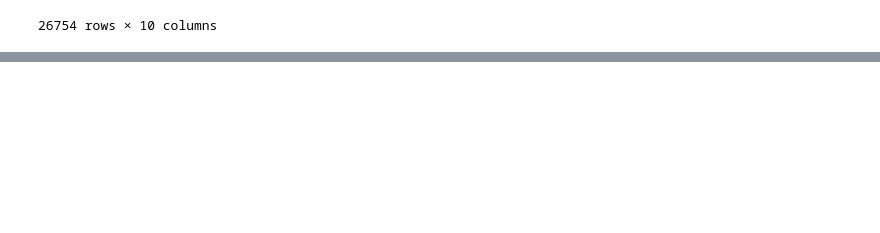
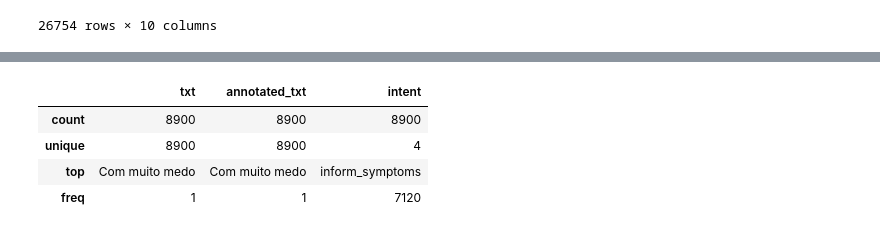
Before and after one commit to valmirosjunior/intent_classifier, a Jupyter notebook: notebooks/validation/clasify_sentences_manual.ipynb, the cells around one changed output, grey strips where cells are left out. Saved outputs shown, nothing was run; the diff lists cells and outputs as text; code cells hidden in the pictures; blank space fills up the shorter version.

```diff
--- a/notebooks/validation/clasify_sentences_manual.ipynb
+++ b/notebooks/validation/clasify_sentences_manual.ipynb
@@ -36,3 +58,10 @@ pd.read_csv(fm.filename_from_data_dir('output/patient/clean_sentences.csv'))
 | 26752 | Q9eztCPd6c3n8Pqvo-21 | 2020-05-05T12:14:17.802Z | 2020-05-05T12:15:50:697Z | zzb53cgwqLBSWA2Kg | patient | Por que trabalho em mercantil | 20-05-05T12:14 | Q9eztCPd6c3n8Pqvo | 21 | Por que trabalho em mercantil |
 | 26753 | Q9eztCPd6c3n8Pqvo-27 | 2020-05-05T12:15:07.564Z | 2020-05-05T12:15:50:697Z | zzb53cgwqLBSWA2Kg | patient | É na varjota q trabalho | 20-05-05T12:15 | Q9eztCPd6c3n8Pqvo | 27 | É na varjota q trabalho |
 26754 rows × 10 columns
+# %%
+def read_annotated_sentences(embedding_name, actor='patient', variation='without_others_intent/k100_without_sentences_higher_than_median'):
+    file_name = fm.filename_from_data_dir(
+        f'output/{actor}/{variation}/{embedding_name}/annotated_sentences.csv'
+    )
+
+    return pd.read_csv(file_name)
@@ -38,0 +78,10 @@ pd.read_csv(fm.filename_from_data_dir('output/patient/clean_sentences.csv'))
+# %%
+df_glove =  read_annotated_sentences('glove')
+
+df_glove.describe()
+# %% [output]
+|  | txt | annotated_txt | intent |
+| count | 8900 | 8900 | 8900 |
+| unique | 8900 | 8900 | 4 |
+| top | Com muito medo | Com muito medo | inform_symptoms |
+| freq | 1 | 1 | 7120 |
```
Also changed, not shown: parts of 26 cells of this notebook, 7 other files.
